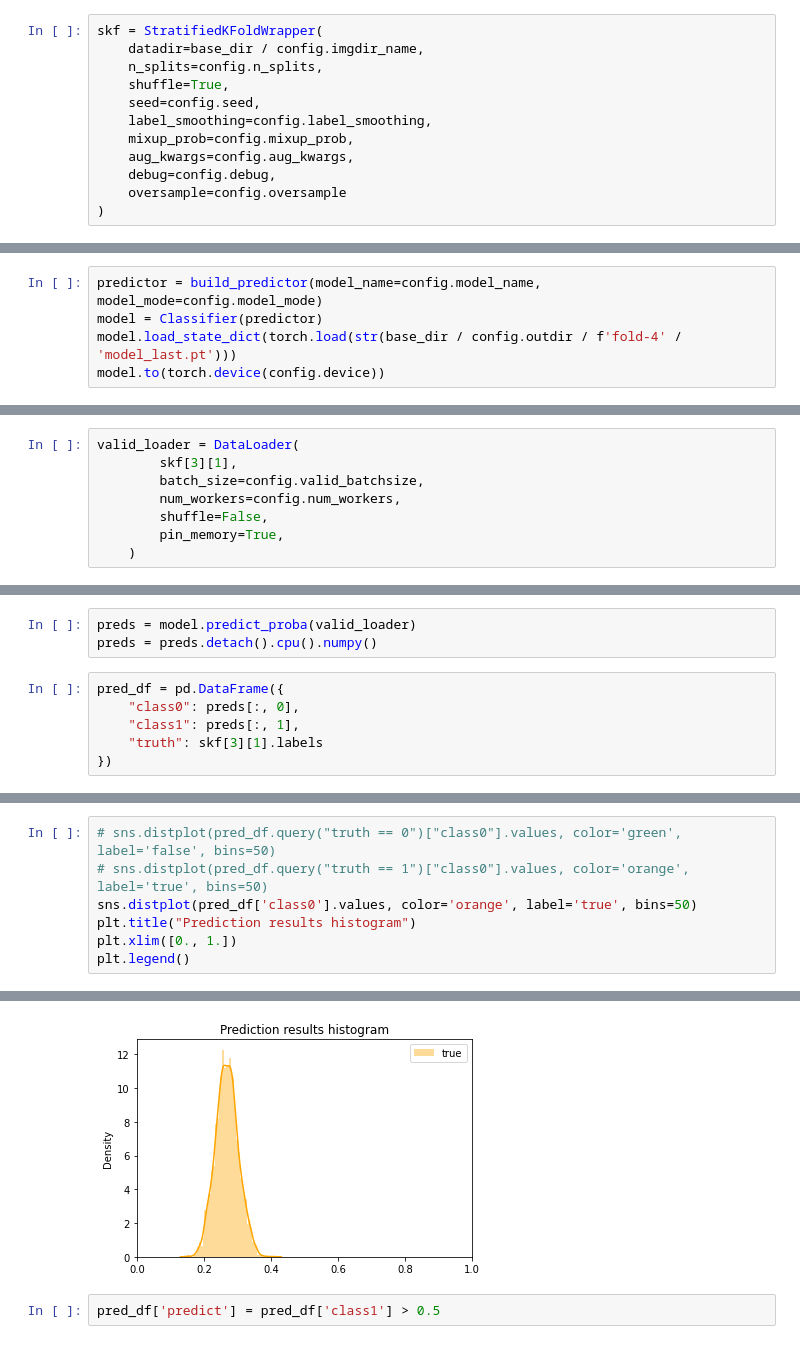
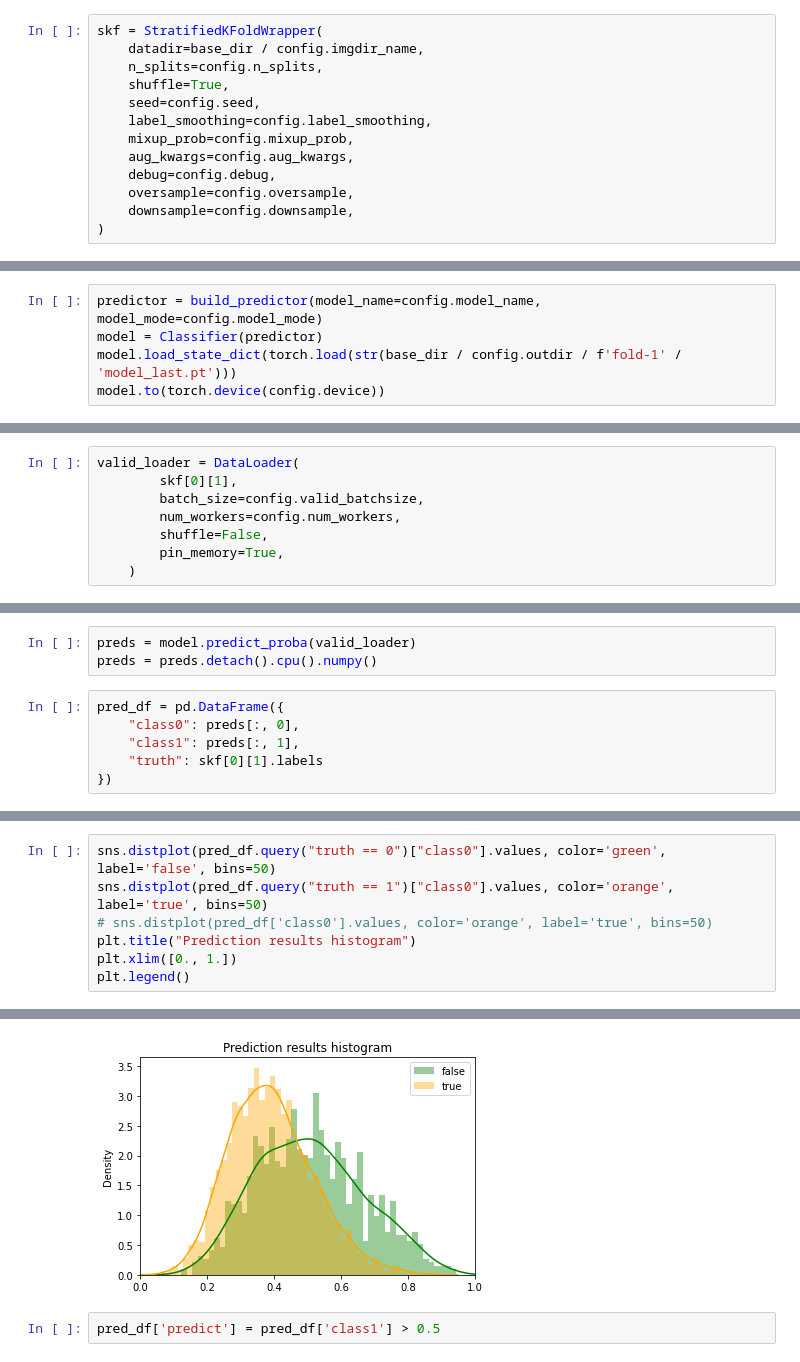
Before and after one commit to yamaguchi-milkcocholate/JaneStreet, a Jupyter notebook: src/ChestXRay14-2Class/2Class-01.ipynb, the cells around one changed output, grey strips where cells are left out. Drawn from its saved outputs; the diff is of its cells as text.

```diff
--- a/src/ChestXRay14-2Class/2Class-01.ipynb
+++ b/src/ChestXRay14-2Class/2Class-01.ipynb
@@ -124,7 +126,8 @@ skf = StratifiedKFoldWrapper(
     mixup_prob=config.mixup_prob,
     aug_kwargs=config.aug_kwargs,
     debug=config.debug,
-    oversample=config.oversample
+    oversample=config.oversample,
+    downsample=config.downsample,
 )
 # %%
 config.to_yaml(str(base_dir / config.outdir / 'config.yaml'))
@@ -198,7 +199,7 @@ train BCE: 0.59 train ACC: 0.73 train AP: 0.75 valid BCE: 0.59 valid ACC: 0.73 v
 # %%
 predictor = build_predictor(model_name=config.model_name, model_mode=config.model_mode)
 model = Classifier(predictor)
-model.load_state_dict(torch.load(str(base_dir / config.outdir / f'fold-4' / 'model_last.pt')))
+model.load_state_dict(torch.load(str(base_dir / config.outdir / f'fold-1' / 'model_last.pt')))
 model.to(torch.device(config.device))
 # %% [output]
 Classifier(
@@ -220,7 +221,7 @@ Classifier(
 )
 # %%
 valid_loader = DataLoader(
-        skf[3][1],
+        skf[0][1],
         batch_size=config.valid_batchsize,
         num_workers=config.num_workers,
         shuffle=False,
@@ -233,5 +236,5 @@ preds = preds.detach().cpu().numpy()
 pred_df = pd.DataFrame({
     "class0": preds[:, 0],
     "class1": preds[:, 1],
-    "truth": skf[3][1].labels
+    "truth": skf[0][1].labels
 })
@@ -238,13 +243,13 @@ pred_df = pd.DataFrame({
 # %%
-# sns.distplot(pred_df.query("truth == 0")["class0"].values, color='green', label='false', bins=50)
-# sns.distplot(pred_df.query("truth == 1")["class0"].values, color='orange', label='true', bins=50)
-sns.distplot(pred_df['class0'].values, color='orange', label='true', bins=50)
+sns.distplot(pred_df.query("truth == 0")["class0"].values, color='green', label='false', bins=50)
+sns.distplot(pred_df.query("truth == 1")["class0"].values, color='orange', label='true', bins=50)
+# sns.distplot(pred_df['class0'].values, color='orange', label='true', bins=50)
 plt.title("Prediction results histogram")
 plt.xlim([0., 1.])
 plt.legend()
 # %% [output]
 <matplotlib.legend.Legend at 0x...>
-[figure, old version]
+[figure, new version]
 # %%
 pred_df['predict'] = pred_df['class1'] > 0.5
 # %%
```
Also changed, not shown: parts of 7 cells of this notebook, 6 other files.
